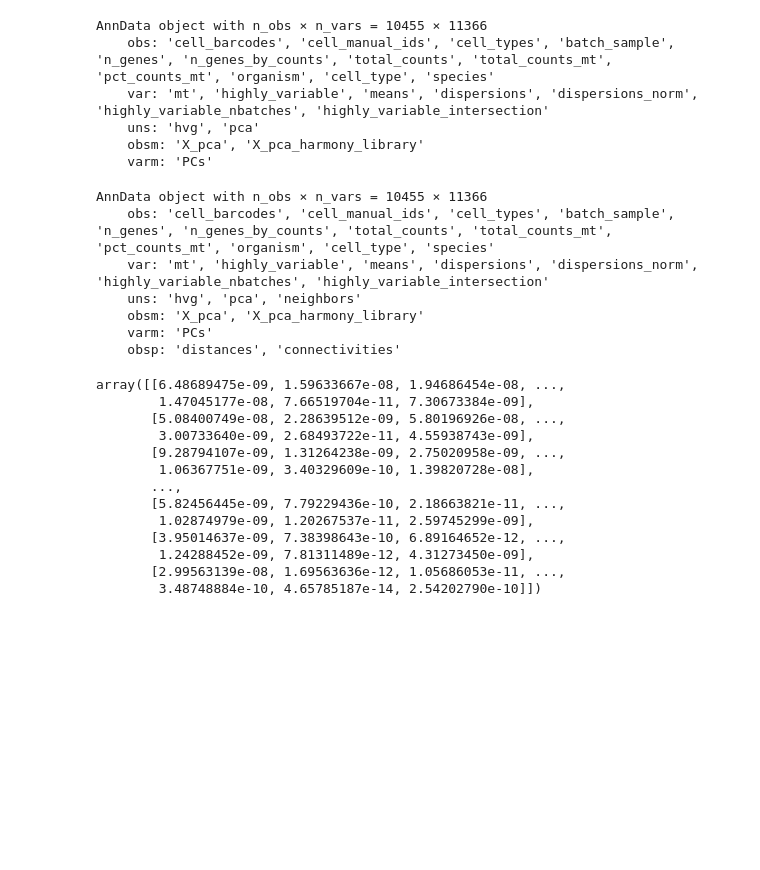
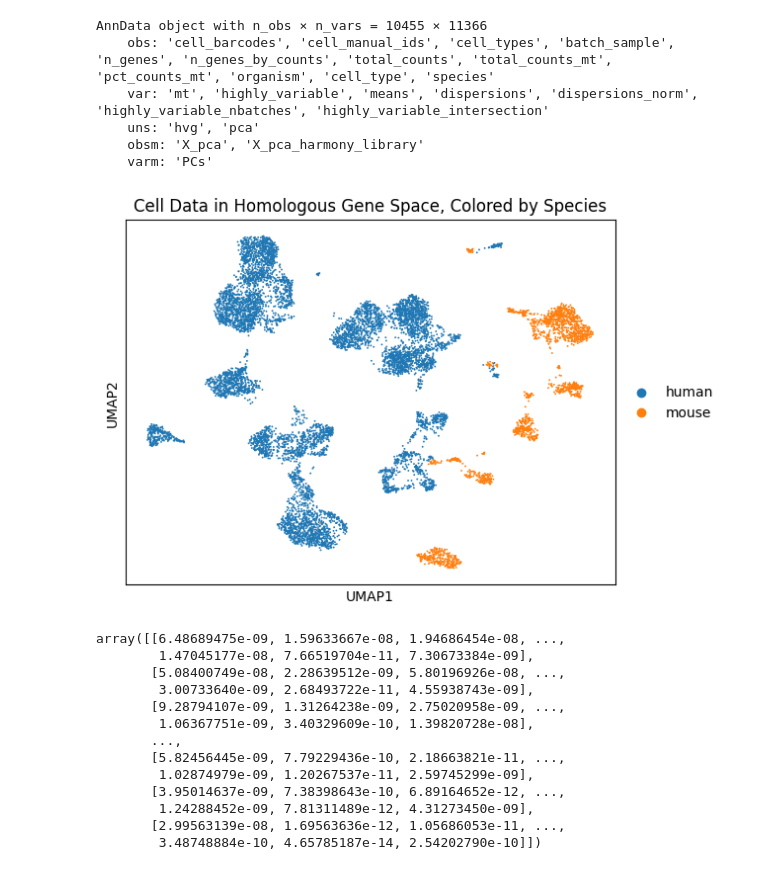
Before and after one commit to daphneraskin/cell2sentence-local, a Jupyter notebook: cross_species/Cinema_OT_on_Homology_Data/pancreas_tissue_cinema_ot_pairing.ipynb, the cells around one changed output. Drawn from its saved outputs; the diff is of its cells as text; code cells hidden in the pictures; blank space fills up the shorter version.

```diff
--- a/cross_species/Cinema_OT_on_Homology_Data/pancreas_tissue_cinema_ot_pairing.ipynb
+++ b/cross_species/Cinema_OT_on_Homology_Data/pancreas_tissue_cinema_ot_pairing.ipynb
@@ -97,10 +98,0 @@ sc.pp.neighbors(combined_adata, use_rep="X_pca_harmony_library")
-# %%
-combined_adata
-# %% [output]
-AnnData object with n_obs × n_vars = 10455 × 11366
-    obs: 'cell_barcodes', 'cell_manual_ids', 'cell_types', 'batch_sample', 'n_genes', 'n_genes_by_counts', 'total_counts', 'total_counts_mt', 'pct_counts_mt', 'organism', 'cell_type', 'species'
-    var: 'mt', 'highly_variable', 'means', 'dispersions', 'dispersions_norm', 'highly_variable_nbatches', 'highly_variable_intersection'
-    uns: 'hvg', 'pca', 'neighbors'
-    obsm: 'X_pca', 'X_pca_harmony_library'
-    varm: 'PCs'
-    obsp: 'distances', 'connectivities'
@@ -112,3 +103,18 @@ AnnData object with n_obs × n_vars = 10455 × 11366
+# %%
+# Optional: Visualize the optimal transport pairs on UMAP
+#sc.pp.neighbors(combined_adata, use_rep='X_pca')
+#sc.tl.umap(combined_adata)
+
+# Visualize UMAP
+fig = sc.pl.umap(combined_adata, color=['species'], return_fig=True, s=7, title="Cell Data in Homologous Gene Space, Colored by Species")
+plt.show()
+
+# Save the plot using matplotlib
+plt.close()  # Close the plot to free memory
+
+# Print confirmation
+# %% [output]
+[figure, added]
 # %%
 cf_unweighted, ot_unweighted, de_unweighted = co.cinemaot.cinemaot_unweighted(
     adata=combined_adata,
```
Also changed, not shown: parts of 22 cells of this notebook, 42 other files.
